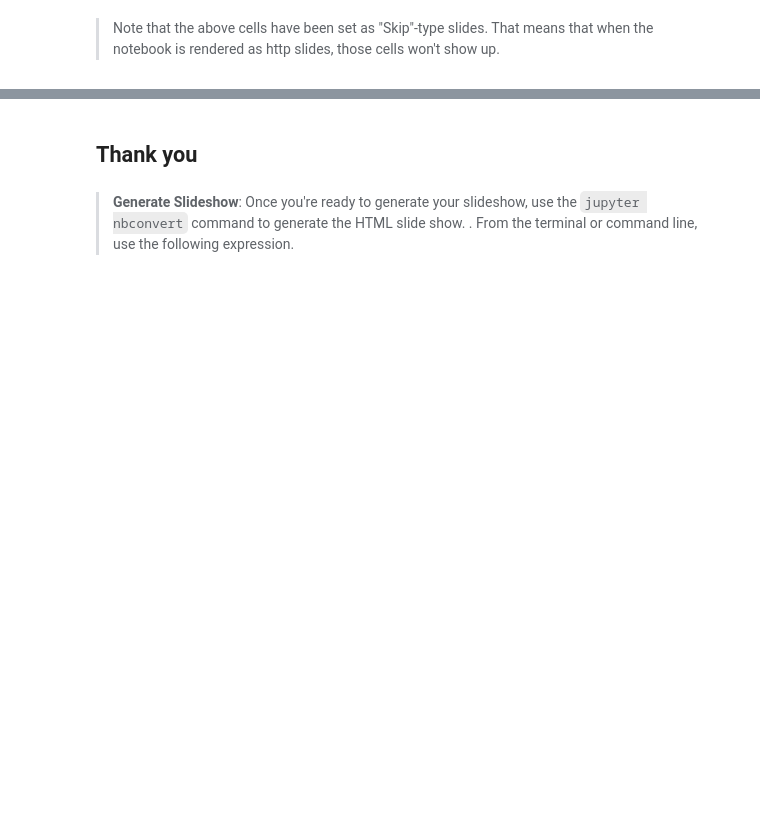
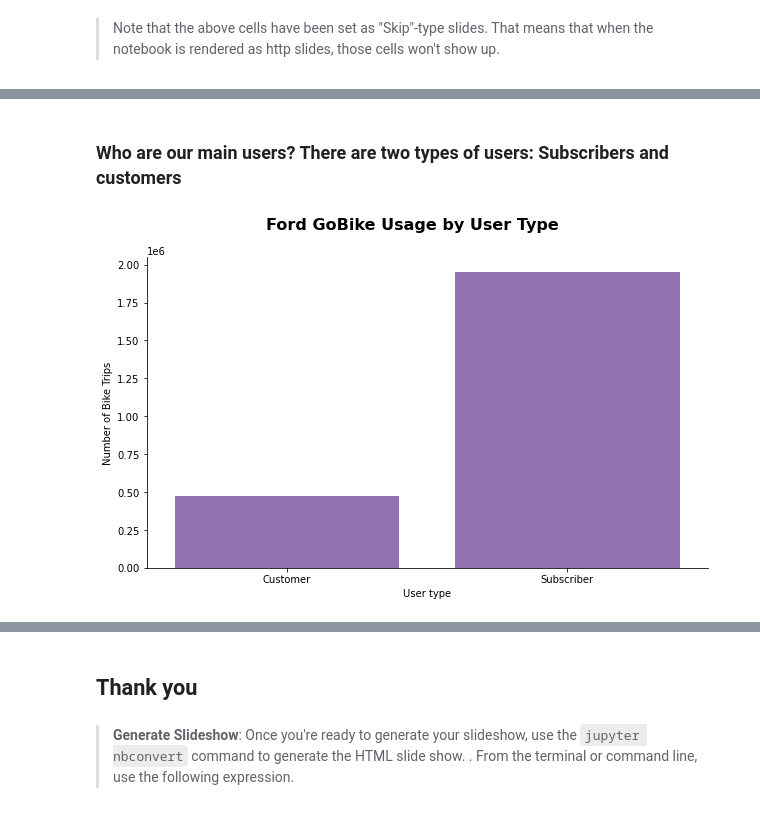
Before and after one commit to kzoheir/Udacity_DataAnalysisND_CommunicateDataFindings, a Jupyter notebook: Part_II_slide_deck_template.ipynb, the cells around one changed output, grey strips where cells are left out. Cells and saved outputs as stored; diff of their text form; code cells hidden in the pictures; blank space fills up the shorter version.

```diff
--- a/Part_II_slide_deck_template.ipynb
+++ b/Part_II_slide_deck_template.ipynb
@@ -46,9 +125,7 @@ df_bike_trips['bike_id'] = df_bike_trips['bike_id'].astype('str')
 df_bike_trips['user_type'] = df_bike_trips['user_type'].astype('category')
 df_bike_trips['rental_access_method'] = df_bike_trips['rental_access_method'].astype('category')
 
-df_bike_trips['day_of_the_year'] = df_bike_trips['start_time'].dt.dayofyear
-df_bike_trips['hour_of_day'] = df_bike_trips['start_time'].dt.hour
-df_bike_trips['day_of_week'] = df_bike_trips['start_time'].dt.dayofweek
-df_bike_trips['working_day'] = np.where(df_bike_trips['start_time'].dt.dayofweek < 5, True, False)
-df_bike_trips['month'] = df_bike_trips['start_time'].dt.month
-df_bike_trips['duration_min'] = df_bike_trips['duration_sec']/60
+df_bike_trips['day_of_the_year'] = df_bike_trips['day_of_the_year'].astype('category')
+df_bike_trips['day_of_week'] = df_bike_trips['day_of_week'].astype('category')
+df_bike_trips['month'] = df_bike_trips['month'].astype('category')
+df_bike_trips.info()
@@ -106,0 +178,6 @@ Hello
+# %%
+disp("### Who are our main users? There are two types of users: Subscribers and customers")
+bar_graph_single_feature (df_bike_trips, feature='user_type', suptitle='Ford GoBike Usage by User Type', x_label='User type', xticks='', sample=False)
+# %% [output]
+### Who are our main users? There are two types of users: Subscribers and customers
+[figure, added]
```
Also changed, not shown: parts of 27 cells of this notebook, 7 other files.
